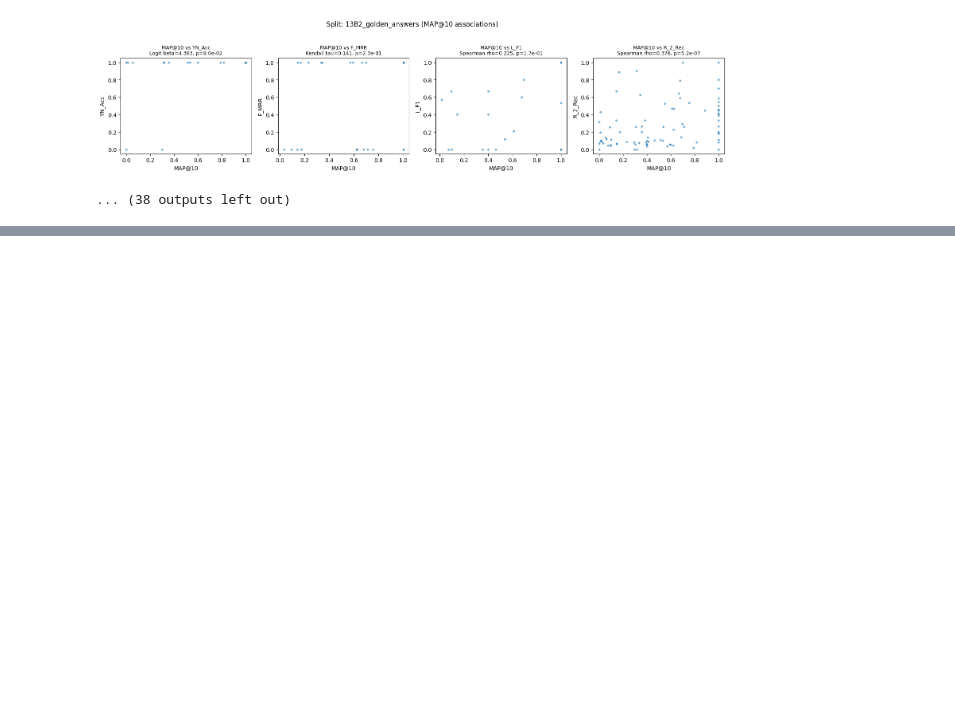
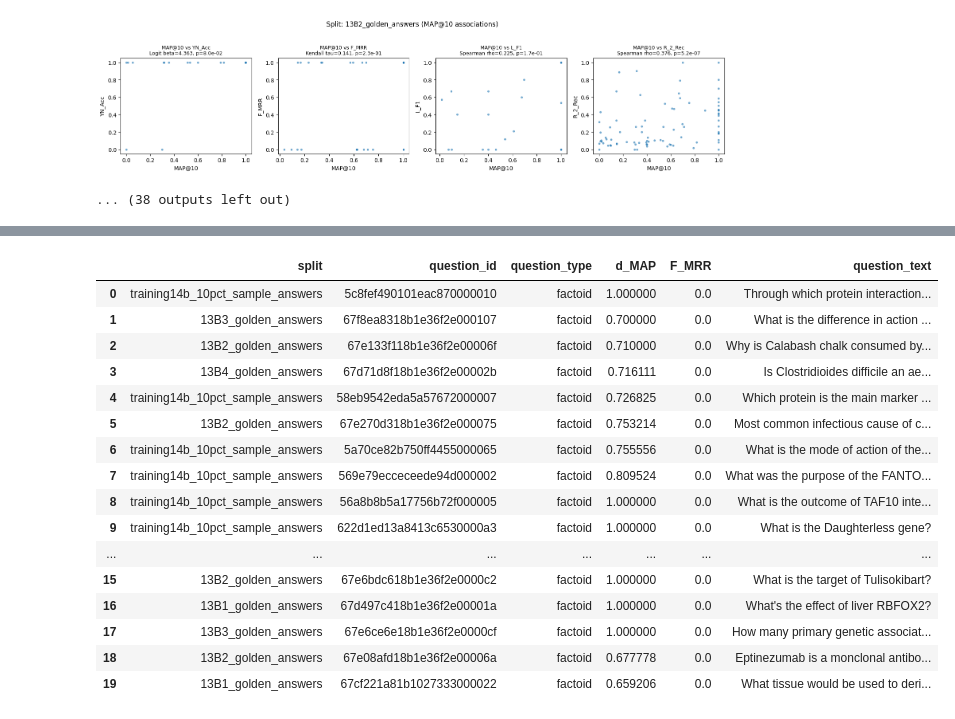
Before and after one commit to fulaibaowang/BioASQ, a Jupyter notebook: notebooks/generation_test.ipynb, the cells around one changed output, grey strips where cells are left out. Cells and saved outputs as stored; diff of their text form; code cells hidden in the pictures; blank space fills up the shorter version.

```diff
--- a/notebooks/generation_test.ipynb
+++ b/notebooks/generation_test.ipynb
@@ -1031,0 +1032,72 @@ Success@10 threshold test (MWU, this split):
+# %%
+# For each generation metric, find questions in the top 20% of MAP@10
+# but bottom 20% of that generation metric.
+
+high_retr_low_gen_metrics = {
+    "YN_Acc": ("YN_Acc", "yesno"),
+    "F_MRR": ("F_MRR", "factoid"),
+    "L_F1": ("L_F1", "list"),
+    "R_2_Rec": ("R_2_Rec", None),
+}
+
+# Build a question-id -> text mapping from workflow-local generation JSONs (for display)
+wf_json_root_for_text = base / "output/workflow_local_10pct_hpc_bge/generation"
+wf_json_paths_for_text = sorted(wf_json_root_for_text.glob("*_answers.json"))
+qid_to_body: dict[str, str] = {}
+for path in wf_json_paths_for_text:
+    try:
+        with path.open("r", encoding="utf-8") as f:
+            data = json.load(f)
+    except Exception:
+        continue
+    for q in data.get("questions", []):
+        qid = str(q.get("id", ""))
+        if qid and qid not in qid_to_body:
+            qid_to_body[qid] = q.get("body", "")
+
+# Collect hit IDs per metric so we can export them from the full-test JSONs later
+hits_by_metric: dict[str, list[str]] = {k: [] for k in high_retr_low_gen_metrics.keys()}
+
+for label, (g_col, qtype_filter) in high_retr_low_gen_metrics.items():
+    df_sub = perq_with_retr.copy()
+    if qtype_filter is not None:
+        df_sub = df_sub[df_sub["question_type"] == qtype_filter]
+
+    # Ensure one row per question_id to avoid duplicates in the output
+    df_sub = df_sub.sort_values(retr_col, ascending=False).drop_duplicates(subset=["question_id"])
+
+    df_sub[g_col] = pd.to_numeric(df_sub[g_col], errors="coerce")
+    df_sub = df_sub.dropna(subset=[retr_col, g_col])
+
+    map_vals = pd.to_numeric(df_sub[retr_col], errors="coerce")
+    gen_vals = df_sub[g_col]
+
+    map_t20 = map_vals.quantile(0.80)
+
+    if label == "YN_Acc":
+        # For YN_Acc use only questions with YN_Acc == 0 in the top 20% MAP@10
+        gen_b20 = 0.0
+        mask = (map_vals >= map_t20) & (gen_vals == 0.0)
+    else:
+        gen_b20 = gen_vals.quantile(0.20)
+        mask = (map_vals >= map_t20) & (gen_vals <= gen_b20)
+
+    hits = df_sub[mask][["split", "question_id", "question_type", retr_col, g_col]].copy()
+    # Attach question text if available
+    hits["question_text"] = hits["question_id"].map(qid_to_body)
+    hits = hits.sort_values(g_col)
+
+    qtype_note = f" (filtered to {qtype_filter})" if qtype_filter else ""
+    print(f"\n{'='*60}")
+    if label == "YN_Acc":
+        print(f"{label}{qtype_note}: top-20% MAP@10 (>= {map_t20:.4f}) AND YN_Acc == 0")
+    else:
+        print(f"{label}{qtype_note}: top-20% MAP@10 (>= {map_t20:.4f}) AND bottom-20% {label} (<= {gen_b20:.4f})")
+    print(f"  Found {len(hits)} questions")
+
+    if not hits.empty:
+        # Track IDs for export
+        hit_ids = hits["question_id"].astype(str).tolist()
+        hits_by_metric[label].extend(hit_ids)
+        display(hits.reset_index(drop=True))
+# %% [output]
@@ -1031,0 +1114,17 @@ Success@10 threshold test (MWU, this split):
+|  | split | question_id | question_type | d_MAP | F_MRR | question_text |
+| 0 | training14b_10pct_sample_answers | 5c8fef490101eac870000010 | factoid | 1.000000 | 0.0 | Through which protein interaction... |
+| 1 | 13B3_golden_answers | 67f8ea8318b1e36f2e000107 | factoid | 0.700000 | 0.0 | What is the difference in action ... |
+| 2 | 13B2_golden_answers | 67e133f118b1e36f2e00006f | factoid | 0.710000 | 0.0 | Why is Calabash chalk consumed by... |
+| 3 | 13B4_golden_answers | 67d71d8f18b1e36f2e00002b | factoid | 0.716111 | 0.0 | Is Clostridioides difficile an ae... |
+| 4 | training14b_10pct_sample_answers | 58eb9542eda5a57672000007 | factoid | 0.726825 | 0.0 | Which protein is the main marker ... |
+| 5 | 13B2_golden_answers | 67e270d318b1e36f2e000075 | factoid | 0.753214 | 0.0 | Most common infectious cause of c... |
+| 6 | training14b_10pct_sample_answers | 5a70ce82b750ff4455000065 | factoid | 0.755556 | 0.0 | What is the mode of action of the... |
+| 7 | training14b_10pct_sample_answers | 569e79ecceceede94d000002 | factoid | 0.809524 | 0.0 | What was the purpose of the FANTO... |
+| 8 | training14b_10pct_sample_answers | 56a8b8b5a17756b72f000005 | factoid | 1.000000 | 0.0 | What is the outcome of TAF10 inte... |
+| 9 | training14b_10pct_sample_answers | 622d1ed13a8413c6530000a3 | factoid | 1.000000 | 0.0 | What is the Daughterless gene? |
+| ... | ... | ... | ... | ... | ... | ... |
+| 15 | 13B2_golden_answers | 67e6bdc618b1e36f2e0000c2 | factoid | 1.000000 | 0.0 | What is the target of Tulisokibart? |
+| 16 | 13B1_golden_answers | 67d497c418b1e36f2e00001a | factoid | 1.000000 | 0.0 | What's the effect of liver RBFOX2? |
+| 17 | 13B3_golden_answers | 67e6ce6e18b1e36f2e0000cf | factoid | 1.000000 | 0.0 | How many primary genetic associat... |
+| 18 | 13B2_golden_answers | 67e08afd18b1e36f2e00006a | factoid | 0.677778 | 0.0 | Eptinezumab is a monclonal antibo... |
+| 19 | 13B1_golden_answers | 67cf221a81b1027333000022 | factoid | 0.659206 | 0.0 | What tissue would be used to deri... |
```
Also changed, not shown: parts of 4 cells of this notebook, 1 other file.
